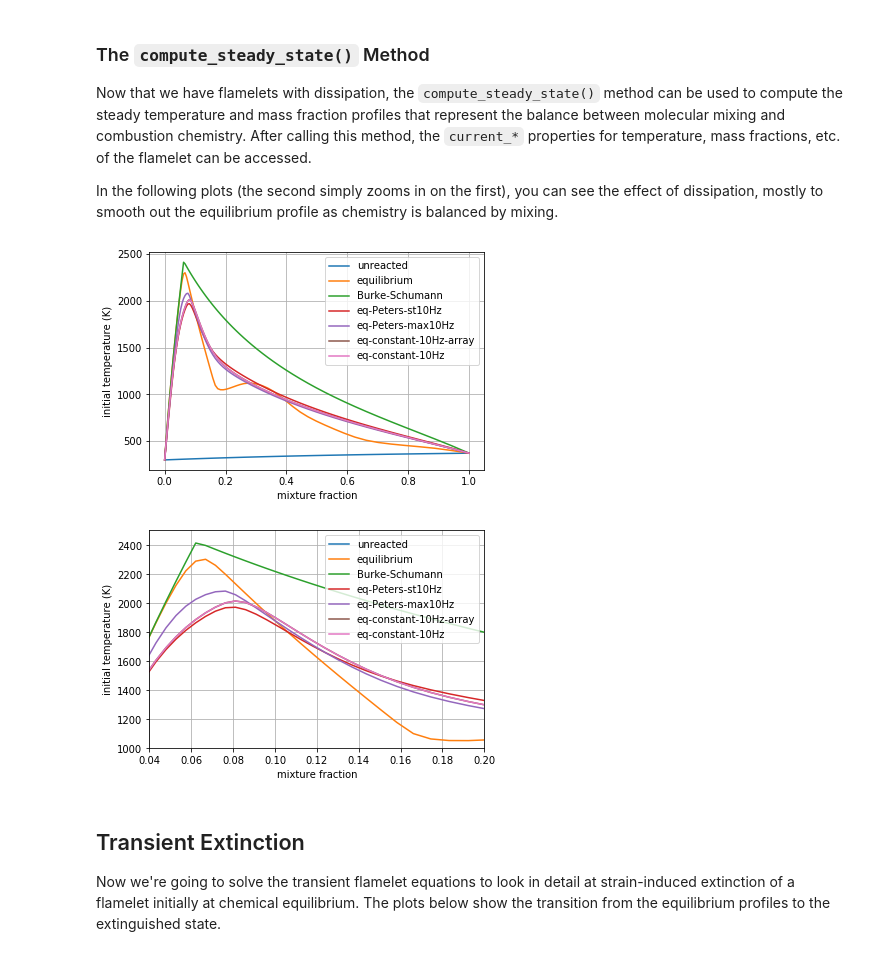
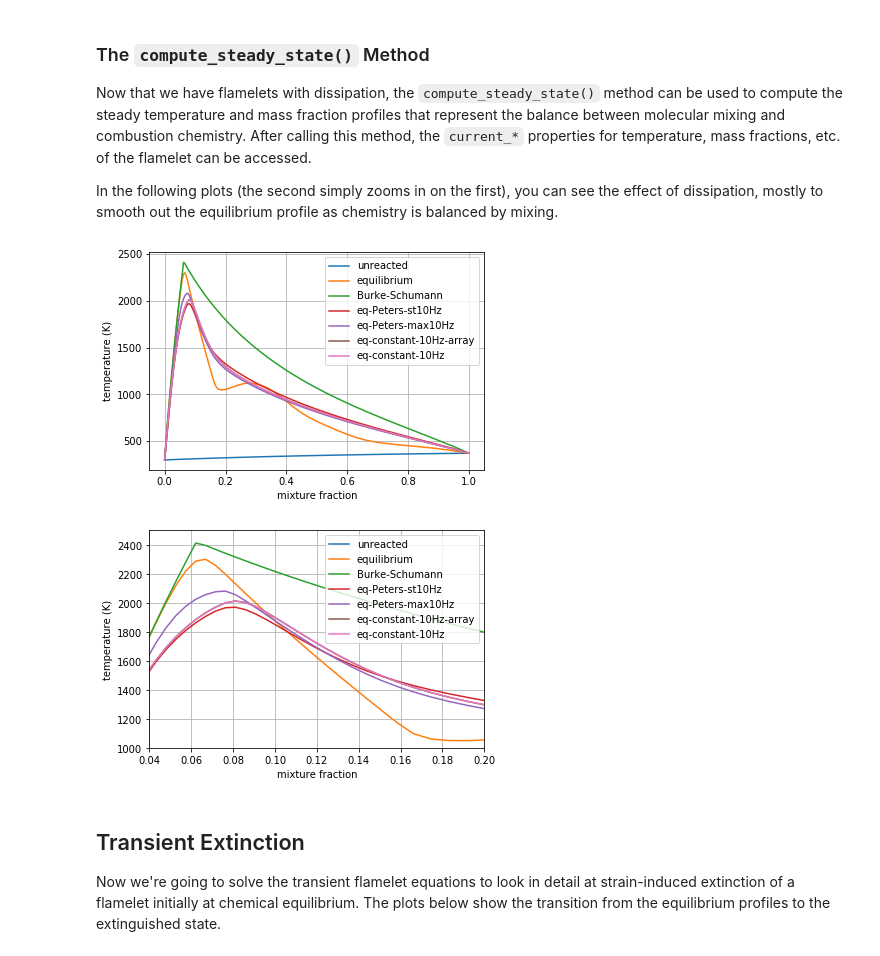
Before and after one commit to sandialabs/Spitfire, a Jupyter notebook: spitfire_demo/flamelet/introduction_to_flamelets.ipynb, the cells around one changed output. Saved outputs shown, nothing was run; the diff lists cells and outputs as text; code cells hidden in the pictures.

```diff
--- a/spitfire_demo/flamelet/introduction_to_flamelets.ipynb
+++ b/spitfire_demo/flamelet/introduction_to_flamelets.ipynb
@@ -162,32 +162,32 @@ In the following plots (the second simply zooms in on the first), you can see th
 # %%
 for key in ['eq-Peters-st10Hz', 'eq-Peters-max10Hz', 'eq-constant-10Hz-array', 'eq-constant-10Hz']:
     flamelets[key].compute_steady_state()
 
 
 for key in ['unreacted', 'equilibrium', 'Burke-Schumann'] + \
            ['eq-Peters-st10Hz', 'eq-Peters-max10Hz', 'eq-constant-10Hz-array', 'eq-constant-10Hz']:
     flamelet = flamelets[key]
     plt.plot(flamelet.mixfrac_grid, flamelet.current_temperature, label=key)
 plt.legend()
 plt.grid()
 plt.xlabel('mixture fraction')
-plt.ylabel('initial temperature (K)')
+plt.ylabel('temperature (K)')
 plt.show()
 
 for key in ['unreacted', 'equilibrium', 'Burke-Schumann'] + \
            ['eq-Peters-st10Hz', 'eq-Peters-max10Hz', 'eq-constant-10Hz-array', 'eq-constant-10Hz']:
     flamelet = flamelets[key]
     plt.plot(flamelet.mixfrac_grid, flamelet.current_temperature, label=key)
 plt.legend()
 plt.grid()
 plt.xlabel('mixture fraction')
-plt.ylabel('initial temperature (K)')
+plt.ylabel('temperature (K)')
 plt.xlim([0.04, 0.2])
 plt.ylim([1000, 2500])
 plt.show()
 # %% [output]
-[figure, old version]
+[figure, new version]
-[figure, old version]
+[figure, new version]
 # %% [markdown]
 ## Transient Extinction
 
```
Also changed, not shown: parts of 3 cells of this notebook, 8 other files.
